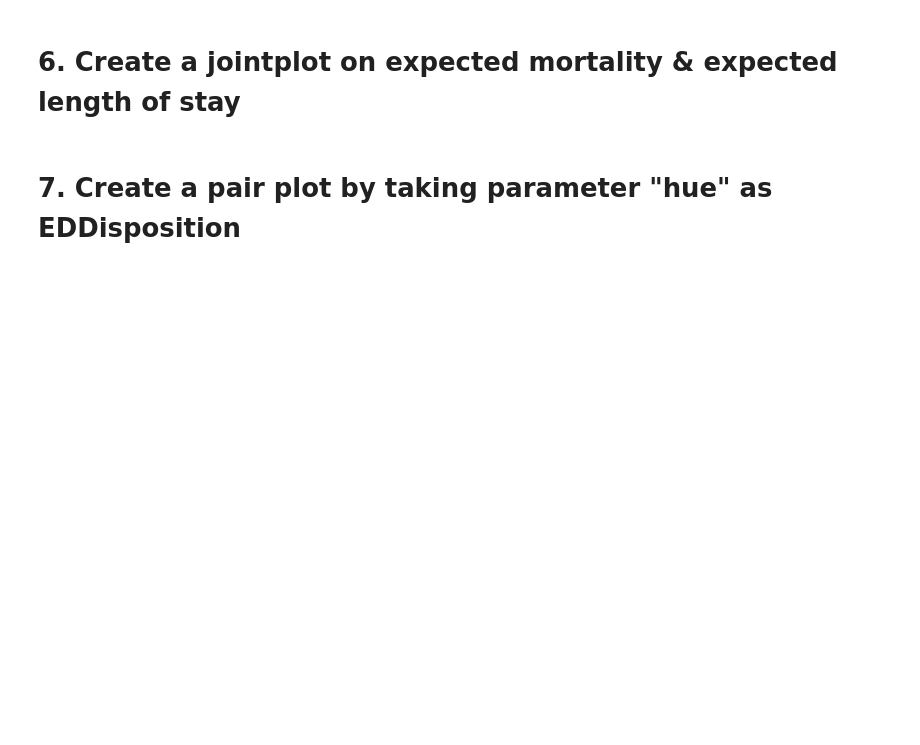
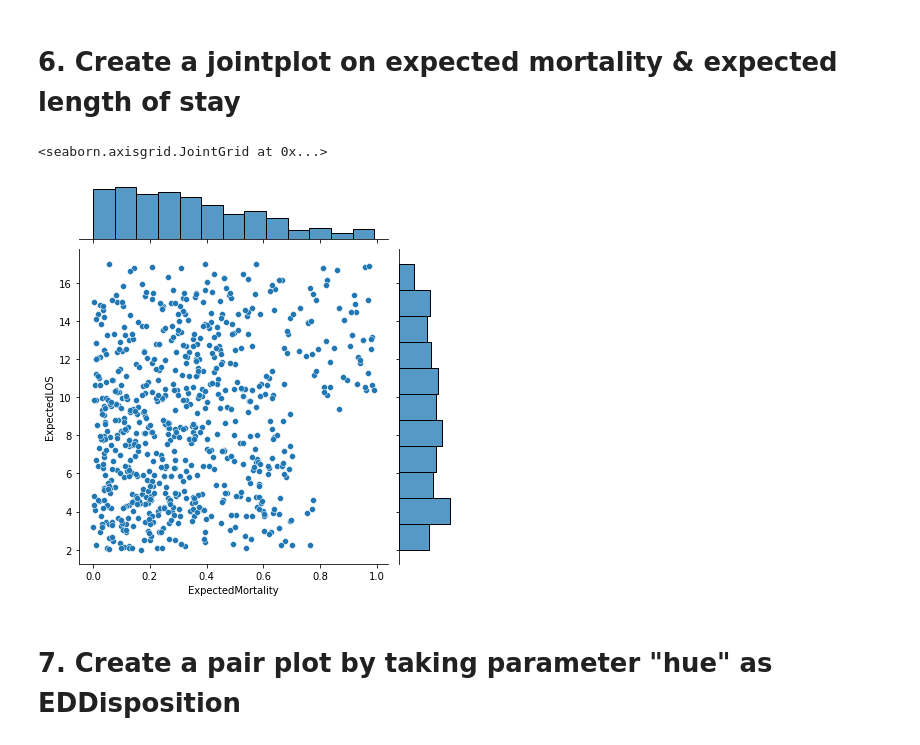
Before and after one commit to sharmaruchi02/Python_heckathon, a Jupyter notebook: Python_Hackathon_DataNinjas.ipynb, the cells around one changed output. Cells and saved outputs as stored; diff of their text form; code cells hidden in the pictures; blank space fills up the shorter version.

```diff
--- a/Python_Hackathon_DataNinjas.ipynb
+++ b/Python_Hackathon_DataNinjas.ipynb
@@ -96,6 +95,13 @@ dfpa
 # 5. Display full name of patients who are born in 1986
 # %% [markdown]
 # 6. Create a jointplot on expected mortality & expected length of stay
+# %%
+import seaborn as sns
+sns.jointplot(x = "ExpectedMortality", y = "ExpectedLOS",
+              kind = "scatter", data = dfreadm)
+# %% [output]
+<seaborn.axisgrid.JointGrid at 0x...>
+[figure, added]
 # %% [markdown]
 # 7. Create a pair plot by taking parameter "hue" as EDDisposition
 # %%
```
Also changed, not shown: parts of 24 cells of this notebook.
